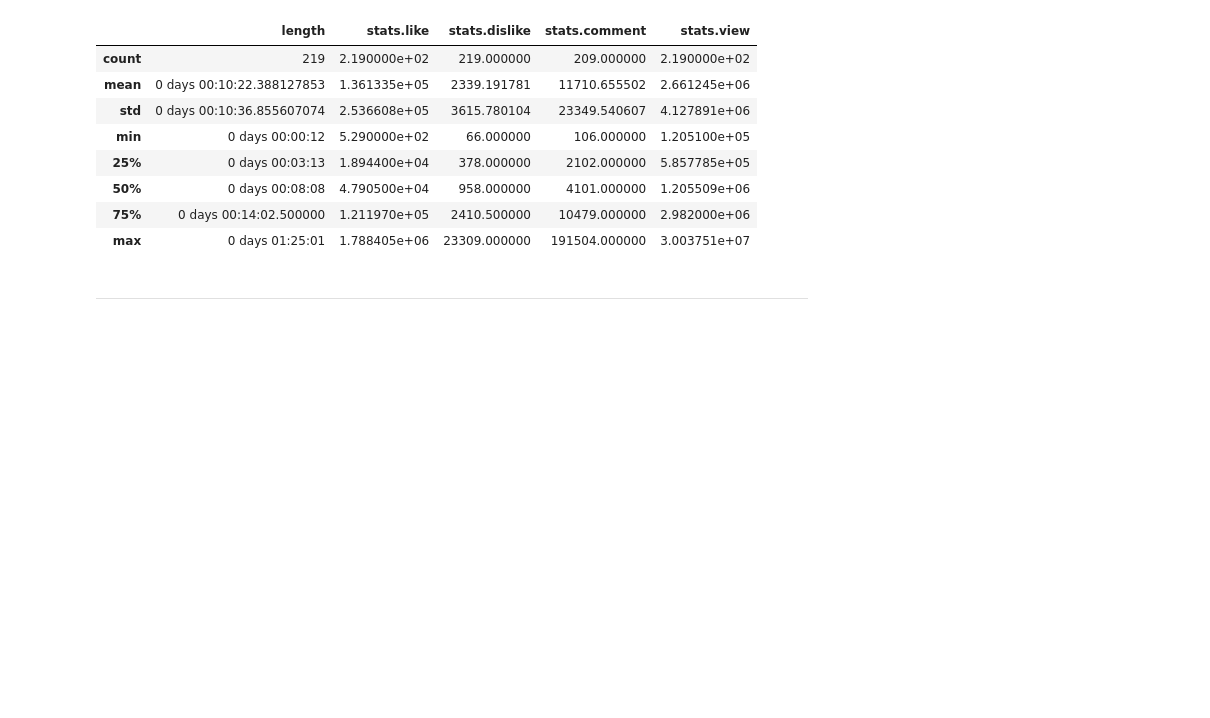
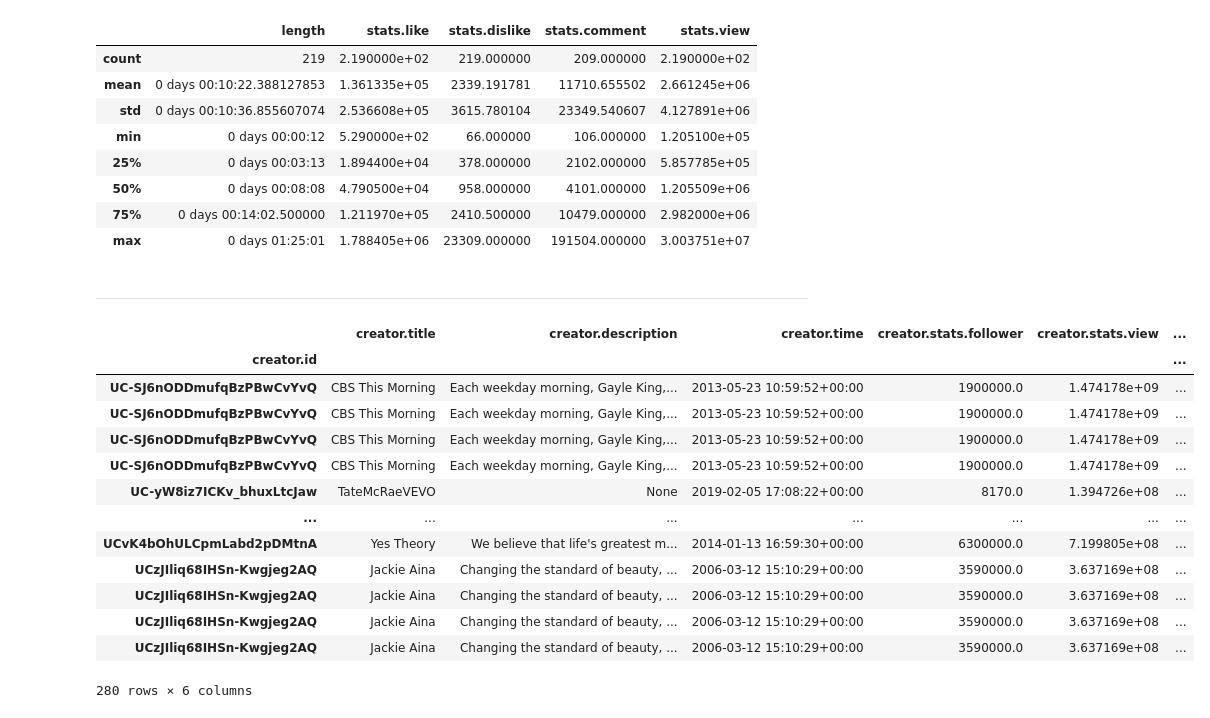
Before and after one commit to oakaigh/cogs108-wi21-group068, a Jupyter notebook: EDA/playground.ipynb, the cells around one changed output. Saved outputs shown, nothing was run; the diff lists cells and outputs as text; code cells hidden in the pictures; blank space fills up the shorter version.

```diff
--- a/EDA/playground.ipynb
+++ b/EDA/playground.ipynb
@@ -131,3 +293,21 @@ df_report(youtube_trending_df, name = 'Trending')
 | 75% | 0 days 00:14:02.500000 | 1.211970e+05 | 2410.500000 | 10479.000000 | 2.982000e+06 |
 | max | 0 days 01:25:01 | 1.788405e+06 | 23309.000000 | 191504.000000 | 3.003751e+07 |
 ---
+# %%
+youtube_trending_dataset = eda_utils.dataset('dsamples/youtube_trending.dataset')
+youtube_trending_dataset.load('youtube_trending_channels.pkl')
+# %% [output]
+|  | creator.title | creator.description | creator.time | creator.stats.follower | creator.stats.view | ... |
+| creator.id |  |  |  |  |  | ... |
+| UC-SJ6nODDmufqBzPBwCvYvQ | CBS This Morning | Each weekday morning, Gayle King,... | 2013-05-23 10:59:52+00:00 | 1900000.0 | 1.474178e+09 | ... |
+| UC-SJ6nODDmufqBzPBwCvYvQ | CBS This Morning | Each weekday morning, Gayle King,... | 2013-05-23 10:59:52+00:00 | 1900000.0 | 1.474178e+09 | ... |
+| UC-SJ6nODDmufqBzPBwCvYvQ | CBS This Morning | Each weekday morning, Gayle King,... | 2013-05-23 10:59:52+00:00 | 1900000.0 | 1.474178e+09 | ... |
+| UC-SJ6nODDmufqBzPBwCvYvQ | CBS This Morning | Each weekday morning, Gayle King,... | 2013-05-23 10:59:52+00:00 | 1900000.0 | 1.474178e+09 | ... |
+| UC-yW8iz7ICKv_bhuxLtcJaw | TateMcRaeVEVO | None | 2019-02-05 17:08:22+00:00 | 8170.0 | 1.394726e+08 | ... |
+| ... | ... | ... | ... | ... | ... | ... |
+| UCvK4bOhULCpmLabd2pDMtnA | Yes Theory | We believe that life's greatest m... | 2014-01-13 16:59:30+00:00 | 6300000.0 | 7.199805e+08 | ... |
+| UCzJIliq68IHSn-Kwgjeg2AQ | Jackie Aina | Changing the standard of beauty, ... | 2006-03-12 15:10:29+00:00 | 3590000.0 | 3.637169e+08 | ... |
+| UCzJIliq68IHSn-Kwgjeg2AQ | Jackie Aina | Changing the standard of beauty, ... | 2006-03-12 15:10:29+00:00 | 3590000.0 | 3.637169e+08 | ... |
+| UCzJIliq68IHSn-Kwgjeg2AQ | Jackie Aina | Changing the standard of beauty, ... | 2006-03-12 15:10:29+00:00 | 3590000.0 | 3.637169e+08 | ... |
+| UCzJIliq68IHSn-Kwgjeg2AQ | Jackie Aina | Changing the standard of beauty, ... | 2006-03-12 15:10:29+00:00 | 3590000.0 | 3.637169e+08 | ... |
+280 rows × 6 columns
```
Also changed, not shown: parts of 9 cells of this notebook, 8 other files.
